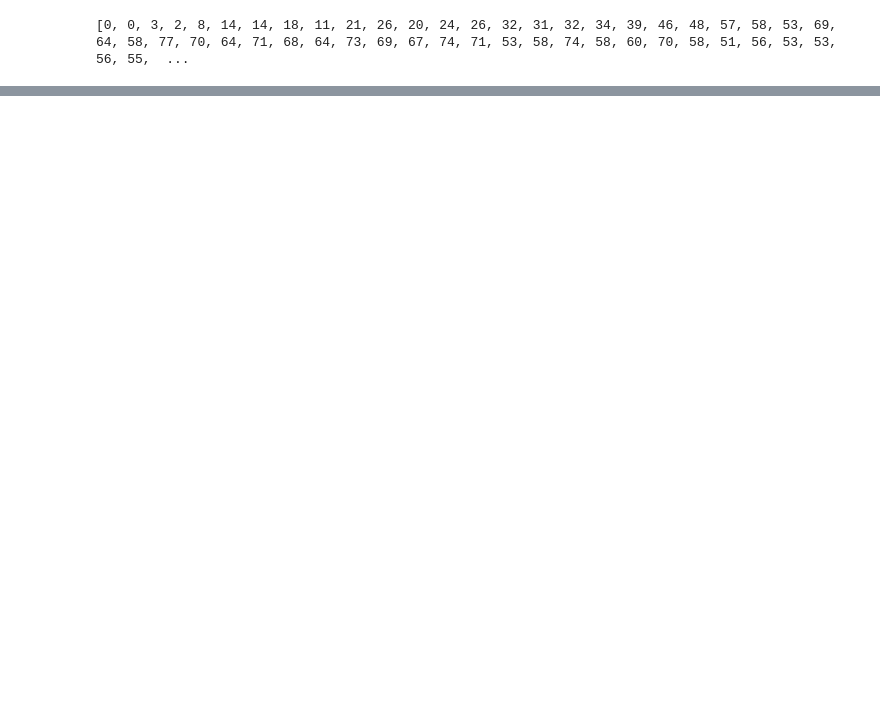
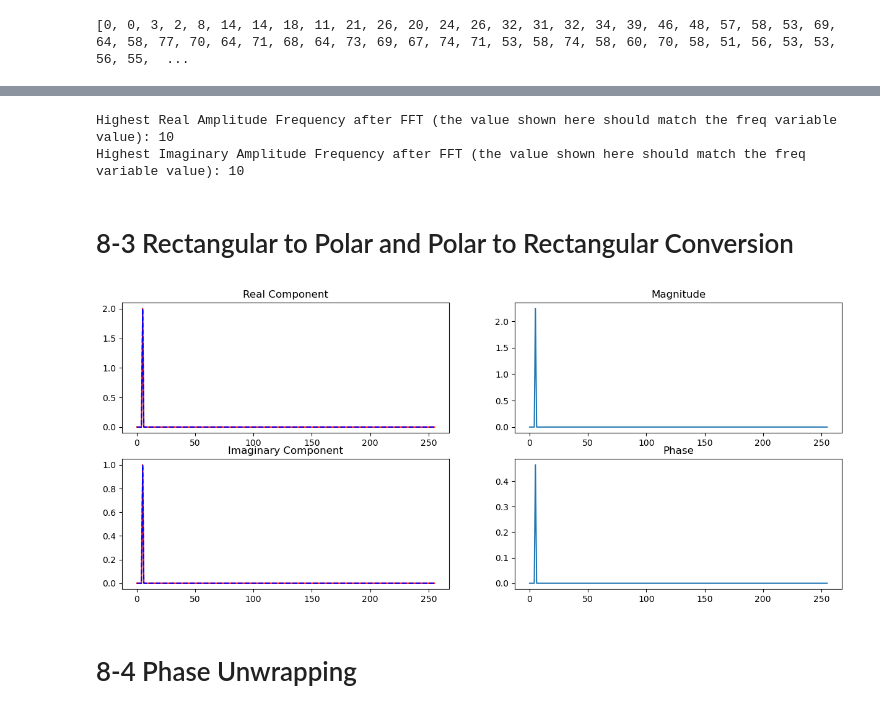
Before and after one commit to ujkam/sciengguidedsp_py, a Jupyter notebook: All_Chapters.ipynb, the cells around one changed output, grey strips where cells are left out. Saved outputs shown, nothing was run; the diff lists cells and outputs as text; code cells hidden in the pictures; blank space fills up the shorter version.

```diff
--- a/All_Chapters.ipynb
+++ b/All_Chapters.ipynb
@@ -227,11 +151,3 @@ for i in range(len(x)):
 print(y)
 # %% [output]
 [1, 3, 4, 3, 2, 5, 8, 11, 15, 19, 18, 17, 24, 28, 29, 32, 37, 35, 44, 39, 42, 44, 37, 40, 41, 43, 50, 34, 55, 41, 41, 45, 35, 34, 44, 55, 52, 53, 46, 37, 41, 37, 38, 34, 47, 40, 37, 58, 45, 30, 43, 34 ...
-# %%
-#6-1 Pythonic
-y = [0] * 110
-
-for i, x_val in enumerate(x):
-    for j, h_val in enumerate(h):
-        y[i+j] = y[i+j] + x_val*h_val
-print(y)
@@ -268,0 +216,67 @@ print(y)
+# %%
+#Generate a simple sine wave to test the DFT.
+sr = 512 # sampling rate
+#Assume we have 1 second of signal
+t = np.arange(0,1,1.0/sr)
+freq = 10  #frequency
+xx = np.sin(2*np.pi*freq*t)
+
+#8-2 Code starts here
+rex = []
+imx = []
+for i in range(256):
+    rex.append(0)
+    imx.append(0)
+
+for k in range(len(rex)):
+    for i in range(len(xx)):
+        rex[k] = rex[k] + xx[i] * math.cos(2*pi*k*(i/len(xx)))
+        imx[k] = imx[k] - xx[i] * math.sin(2*pi*k*(i/len(xx)))
+print (f'Highest Real Amplitude Frequency after FFT (the value shown here should match the freq variable value): {np.argmax(np.abs(rex))}')
+print (f'Highest Imaginary Amplitude Frequency after FFT (the value shown here should match the freq variable value): {np.argmax(np.abs(imx))}')
+# %% [output]
+Highest Real Amplitude Frequency after FFT (the value shown here should match the freq variable value): 10
+Highest Imaginary Amplitude Frequency after FFT (the value shown here should match the freq variable value): 10
+# %% [markdown]
+# 8-3 Rectangular to Polar and Polar to Rectangular Conversion
+# %%
+#Create a signal with the real and imaginary components.
+freq = 5
+rex = [0] * 256
+imx = [0] * 256
+rex[freq] = 2
+imx[freq] = 1
+
+#8-3 Code Stars Here
+mag = [0] * 256 #This isn't done in the original code, but we need to intialize to length of the array to index it later.
+phase = [0] * 256 #This isn't done in the original code, but we need to intialize to length of the array to index it later.
+pi = 3.14159265
+
+for k in range(len(rex)):
+    mag[k] = math.sqrt(rex[k]**2 + imx[k]**2)
+    if rex[k] == 0:
+        rex[k] = 1e-20
+    phase[k] = math.atan(imx[k] / rex[k])
+
+#Instead of overwriting the original rex and imx variables, let's just create new ones so we can compare the original conversion to polar and back to recangular
+rex_conv = [0] * 256
+imx_conv = [0] * 256
+for i in range(len(rex_conv)):
+    rex_conv[i] = mag[i] * math.cos(phase[i])
+    imx_conv[i] = mag[i] *  math.sin(phase[i])
+# %%
+fig,ax = plt.subplots(2,2)
+fig.set_size_inches(15,6)
+ax[0,0].plot(range(len(rex)),rex, 'r', range(len(rex_conv)), rex_conv, 'b--')
+ax[0,0].set_title('Real Component')
+ax[0,1].plot(range(len(mag)),mag)
+ax[0,1].set_title('Magnitude')
+ax[1,0].plot(range(len(imx)),imx, 'r', range(len(imx_conv)), imx_conv, 'b--')
+ax[1,0].set_title('Imaginary Component')
+ax[1,1].plot(range(len(phase)),phase)
+ax[1,1].set_title('Phase')
+plt.show()
+# %% [output]
+[figure, added]
+# %% [markdown]
+# 8-4 Phase Unwrapping
```
Also changed, not shown: parts of 24 cells of this notebook.
